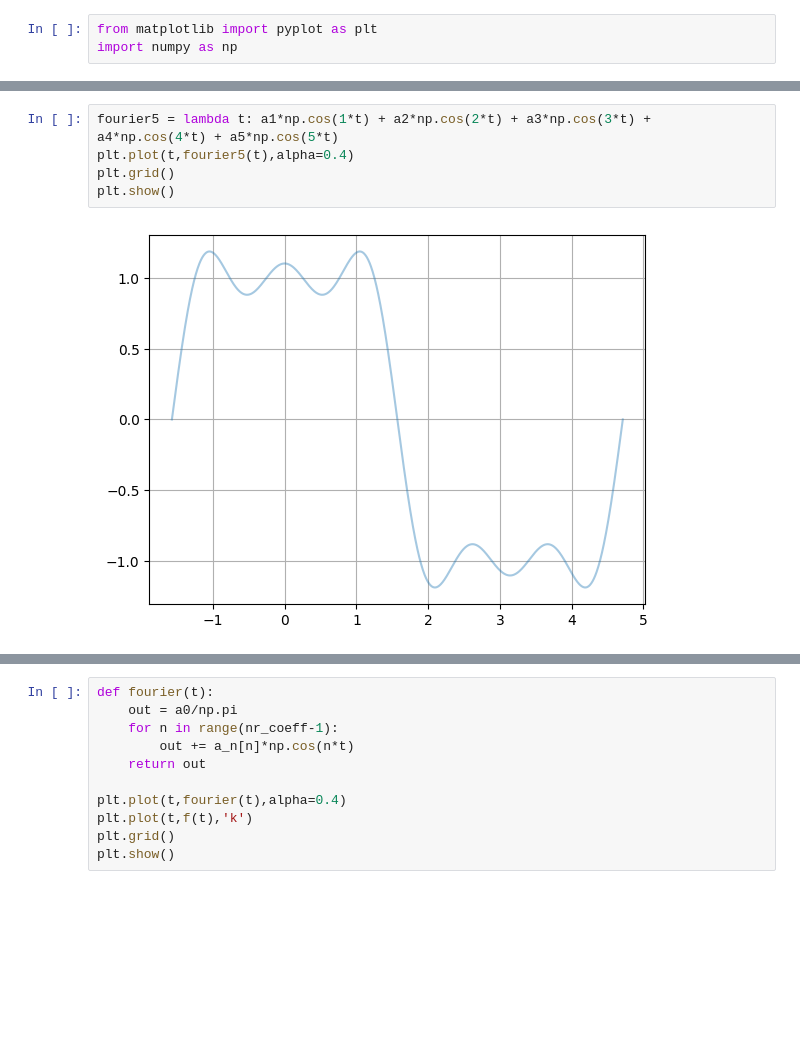
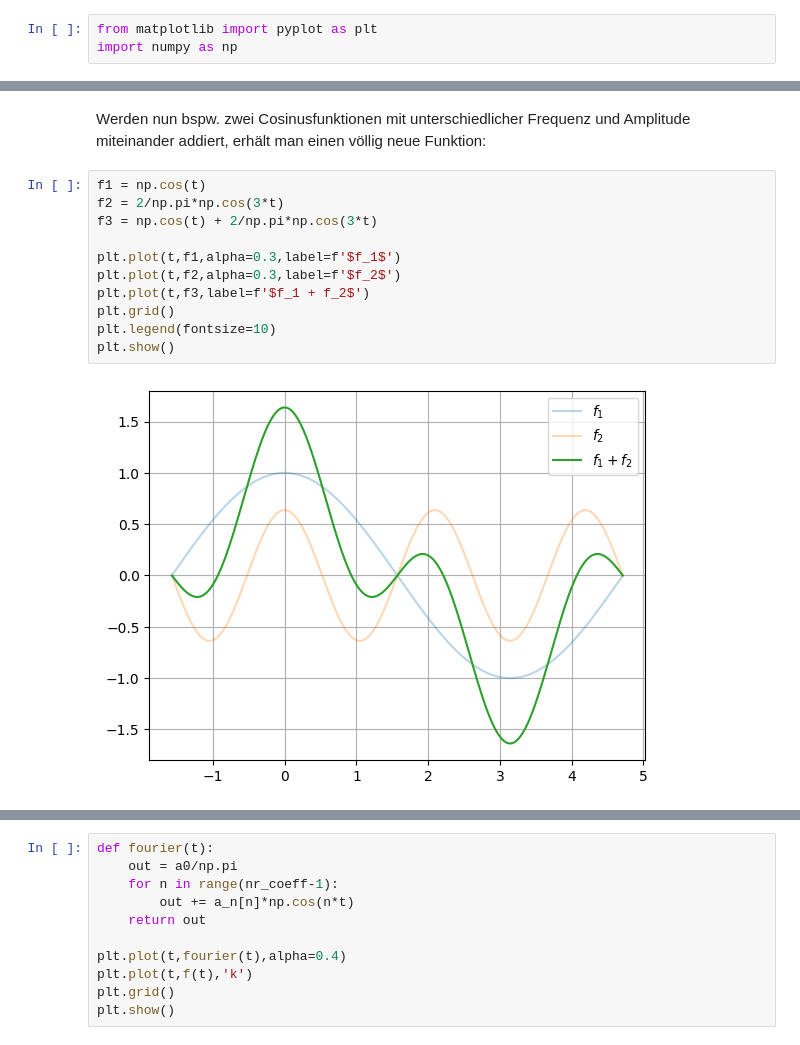
Before and after one commit to tanasr/MMA_ZHAW, a Jupyter notebook: Fourier.ipynb, the cells around one changed output, grey strips where cells are left out. Drawn from its saved outputs; the diff is of its cells as text; blank space fills up the shorter version.

```diff
--- a/Fourier.ipynb
+++ b/Fourier.ipynb
@@ -42,7 +38,15 @@ plt.show()
+# %% [markdown]
+Werden nun bspw. zwei Cosinusfunktionen mit unterschiedlicher Frequenz und Amplitude miteinander addiert, erhält man einen völlig neue Funktion:
 # %%
-fourier5 = lambda t: a1*np.cos(1*t) + a2*np.cos(2*t) + a3*np.cos(3*t) + a4*np.cos(4*t) + a5*np.cos(5*t)
-plt.plot(t,fourier5(t),alpha=0.4)
+f1 = np.cos(t)
+f2 = 2/np.pi*np.cos(3*t)
+f3 = np.cos(t) + 2/np.pi*np.cos(3*t)
+
+plt.plot(t,f1,alpha=0.3,label=f'$f_1$')
+plt.plot(t,f2,alpha=0.3,label=f'$f_2$')
+plt.plot(t,f3,label=f'$f_1 + f_2$')
 plt.grid()
+plt.legend(fontsize=10)
 plt.show()
 # %% [output]
-[figure, old version]
+[figure, new version]
```
Also changed, not shown: parts of 15 cells of this notebook.
